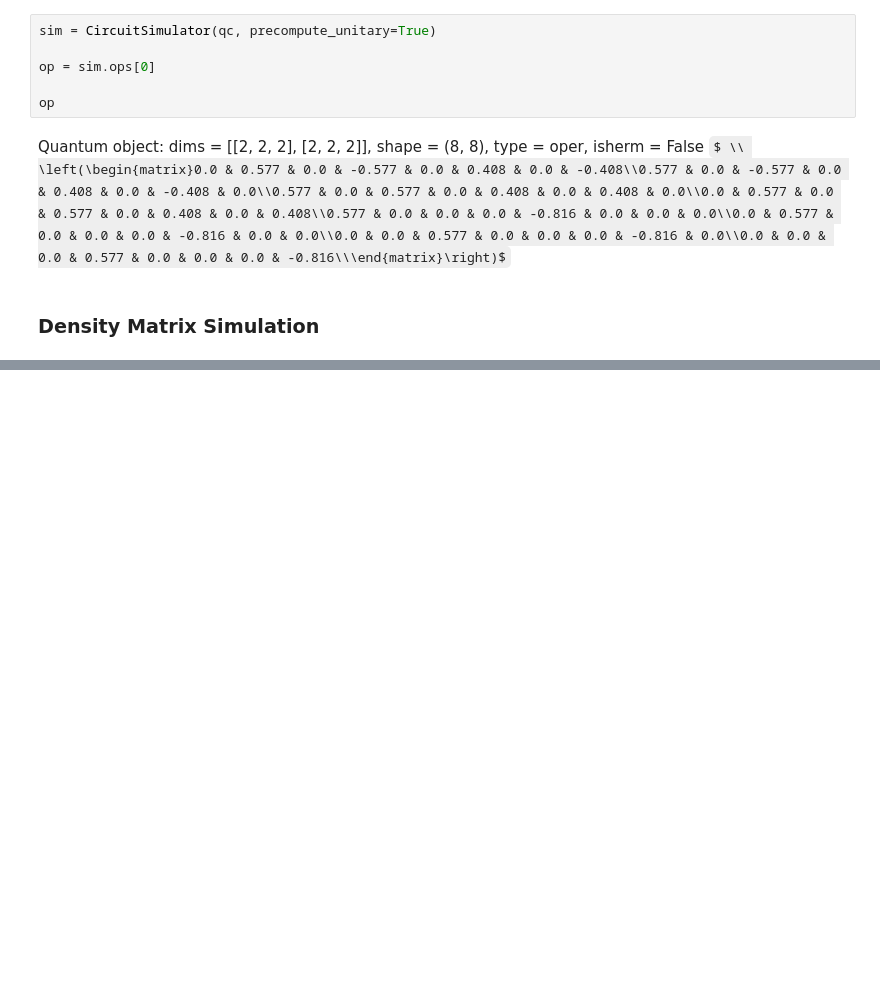
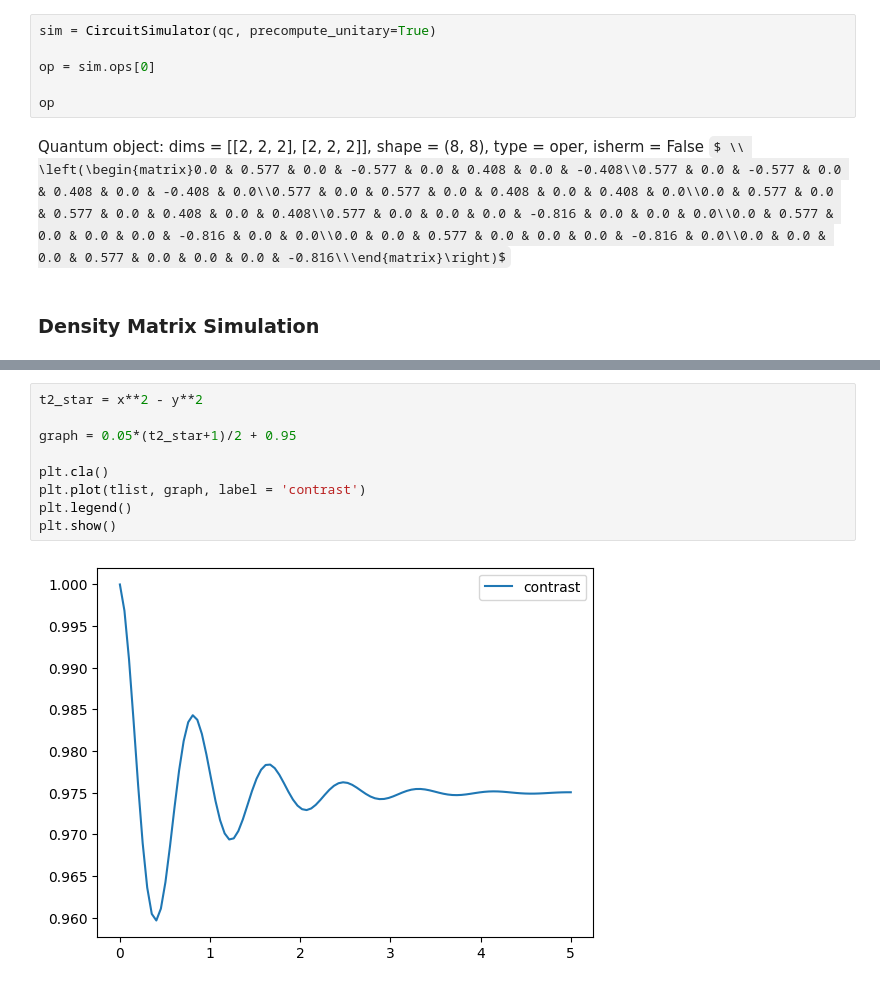
Before and after one commit to ckckdud3/Quantum, a Jupyter notebook: QuTip/Tutorial/QuTip_Test.ipynb, the cells around one changed output, grey strips where cells are left out. Saved outputs shown, nothing was run; the diff lists cells and outputs as text; some formulas as TeX source; blank space fills up the shorter version.

```diff
--- a/QuTip/Tutorial/QuTip_Test.ipynb
+++ b/QuTip/Tutorial/QuTip_Test.ipynb
@@ -255,0 +298,11 @@ qc.svg
+# %%
+t2_star = x**2 - y**2
+
+graph = 0.05*(t2_star+1)/2 + 0.95
+
+plt.cla()
+plt.plot(tlist, graph, label = 'contrast')
+plt.legend()
+plt.show()
+# %% [output]
+[figure, added]
```
Also changed, not shown: parts of 6 cells of this notebook, 3 other files.
